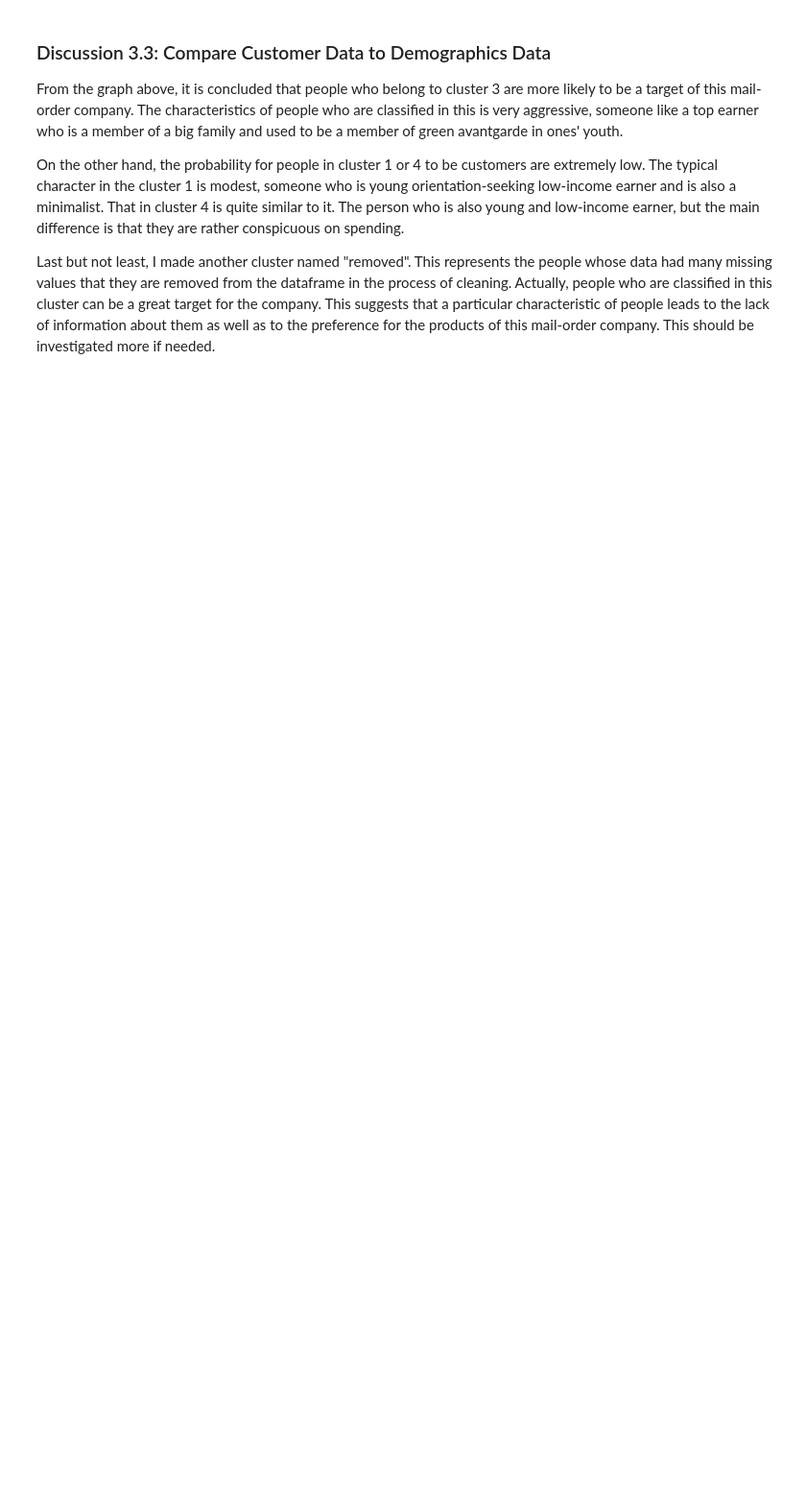
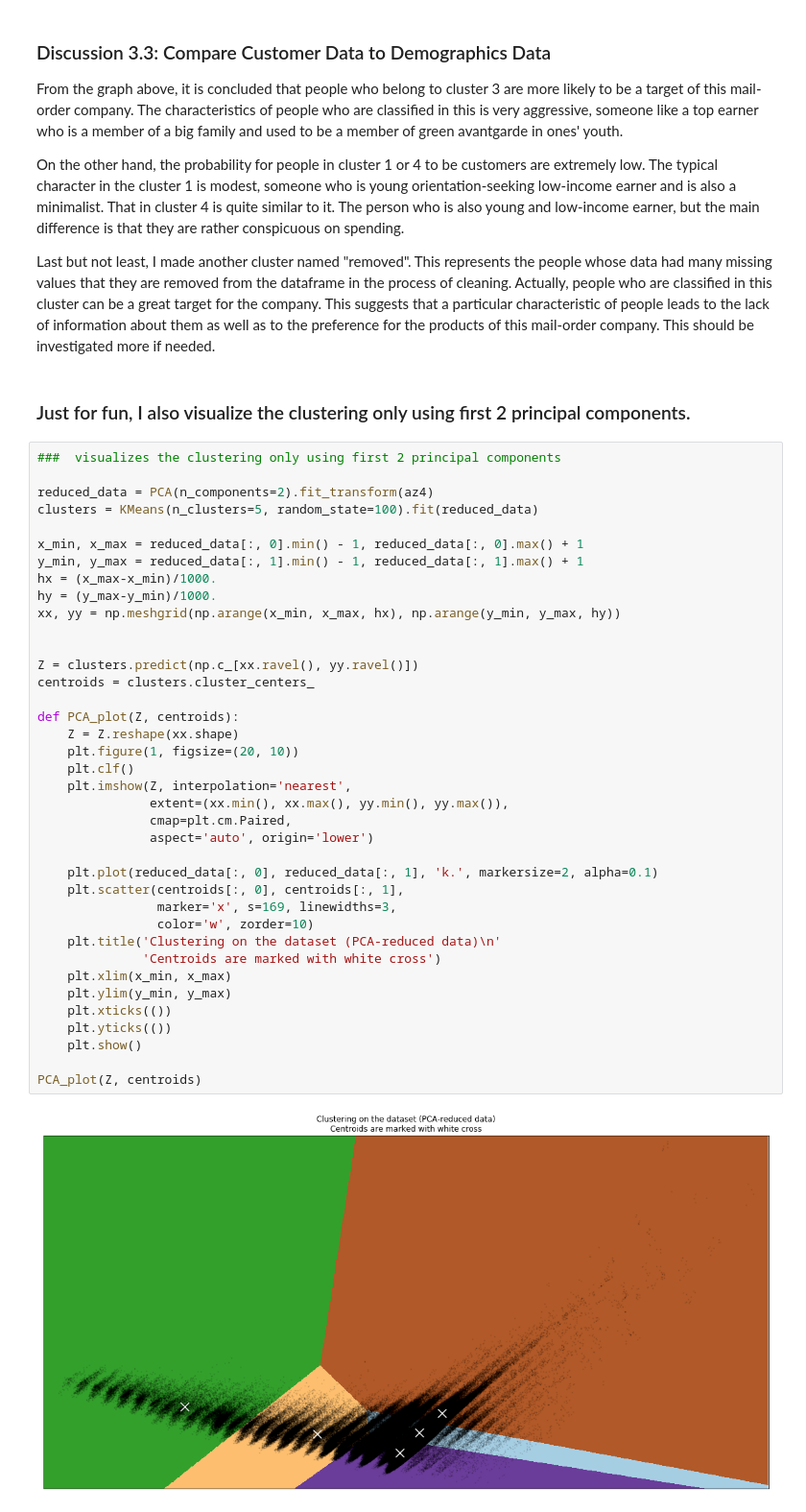
Before and after one commit to kudojp/IdentifyCustomerSegments, a Jupyter notebook: Identify_Customer_Segments.ipynb, the cells around one changed output. Shown: that part at 96% size. Drawn from its saved outputs; the diff is of its cells as text; blank space fills up the shorter version.

```diff
--- a/Identify_Customer_Segments.ipynb
+++ b/Identify_Customer_Segments.ipynb
@@ -1371,6 +1437,48 @@ From the graph above, it is concluded that people who belong to cluster 3 are mo
 On the other hand, the probability for people in cluster 1 or 4 to be customers are extremely low. The typical character in the cluster 1 is modest, someone who is young orientation-seeking low-income earner and is also a minimalist. That in cluster 4 is quite similar to it. The person who is also young and low-income earner, but the main difference is that they are rather conspicuous on spending.
 
 Last but not least, I made another cluster named "removed". This represents the people whose data had many missing values that they are removed from the dataframe in the process of cleaning. Actually, people who are classified in this cluster can be a great target for the company. This suggests that a particular characteristic of people leads to the lack of information about them as well as to the preference for the products of this mail-order company. This should be investigated more if needed.
+# %% [markdown]
+### Just for fun, I also visualize the clustering only using first 2 principal components.
+# %%
+###  visualizes the clustering only using first 2 principal components
+
+reduced_data = PCA(n_components=2).fit_transform(az4)
+clusters = KMeans(n_clusters=5, random_state=100).fit(reduced_data)
+
+x_min, x_max = reduced_data[:, 0].min() - 1, reduced_data[:, 0].max() + 1
+y_min, y_max = reduced_data[:, 1].min() - 1, reduced_data[:, 1].max() + 1
+hx = (x_max-x_min)/1000.
+hy = (y_max-y_min)/1000.
+xx, yy = np.meshgrid(np.arange(x_min, x_max, hx), np.arange(y_min, y_max, hy))
+
+
+Z = clusters.predict(np.c_[xx.ravel(), yy.ravel()])
+centroids = clusters.cluster_centers_
+
+def PCA_plot(Z, centroids):
+    Z = Z.reshape(xx.shape)
+    plt.figure(1, figsize=(20, 10))
+    plt.clf()
+    plt.imshow(Z, interpolation='nearest',
+               extent=(xx.min(), xx.max(), yy.min(), yy.max()),
+               cmap=plt.cm.Paired,
+               aspect='auto', origin='lower')
+
+    plt.plot(reduced_data[:, 0], reduced_data[:, 1], 'k.', markersize=2, alpha=0.1)
+    plt.scatter(centroids[:, 0], centroids[:, 1],
+                marker='x', s=169, linewidths=3,
+                color='w', zorder=10)
+    plt.title('Clustering on the dataset (PCA-reduced data)\n'
+              'Centroids are marked with white cross')
+    plt.xlim(x_min, x_max)
+    plt.ylim(y_min, y_max)
+    plt.xticks(())
+    plt.yticks(())
+    plt.show()
+
+PCA_plot(Z, centroids)
+# %% [output]
+[figure, added]
 # %% [markdown]
 # Memo
 
```
Also changed, not shown: parts of 23 cells of this notebook.
